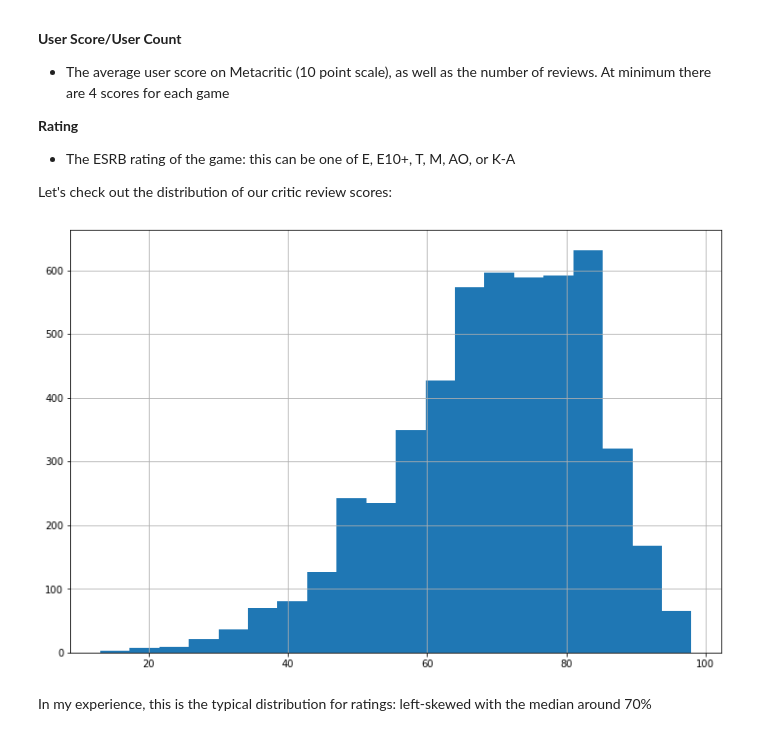
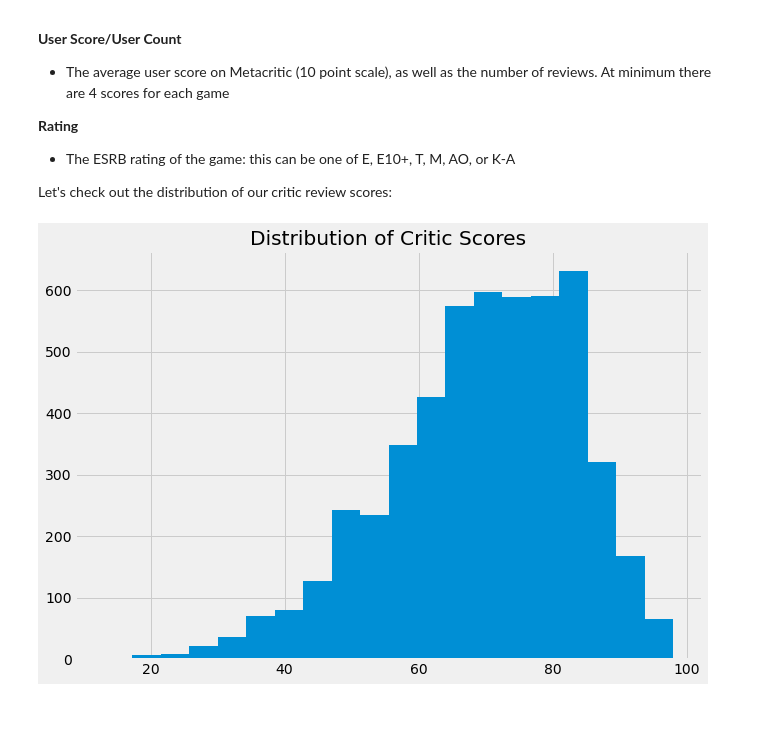
Before and after one commit to Jprebys/video_game_machine_learning, a Jupyter notebook: report/final_report.ipynb, the cells around one changed output. Cells and saved outputs as stored; diff of their text form; code cells hidden in the pictures.

```diff
--- a/report/final_report.ipynb
+++ b/report/final_report.ipynb
@@ -7,6 +7,11 @@ First we will make the necessary imports:
 # %%
 # General purpose
 import pandas as pd
+import matplotlib.pyplot as plt
+
+# Visualization formatting
+plt.rcParams['font.size'] = 24
+plt.style.use('fivethirtyeight')
 
 # Natural language processing
 
@@ -124,8 +129,7 @@ df.sample(random_state=3)
 
 Let's check out the distribution of our critic review scores:
 # %%
-df.Critic_Score.hist(figsize=(12,8), bins=20);
+df.Critic_Score.hist(figsize=(10,7), bins=20)
+plt.title('Distribution of Critic Scores');
 # %% [output]
-[figure, old version]
+[figure, new version]
-# %% [markdown]
-In my experience, this is the typical distribution for ratings: left-skewed with the median around 70%
```
Also changed, not shown: parts of 7 cells of this notebook.
